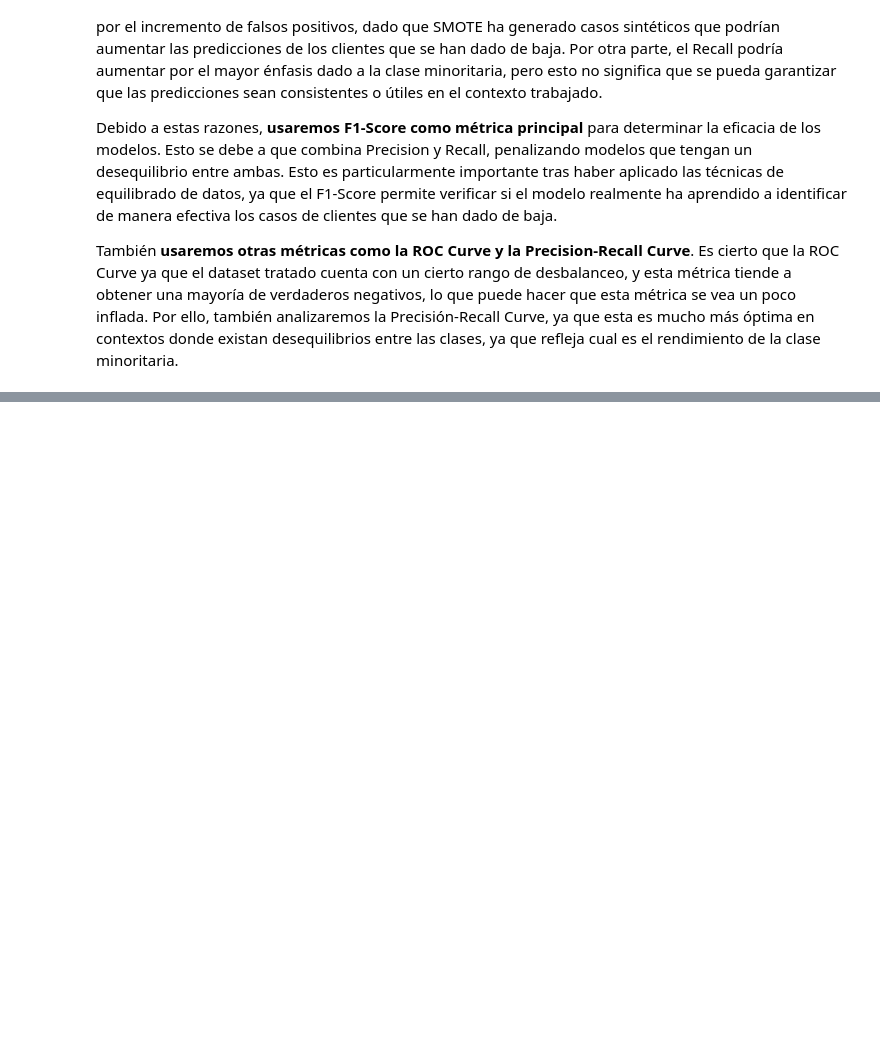
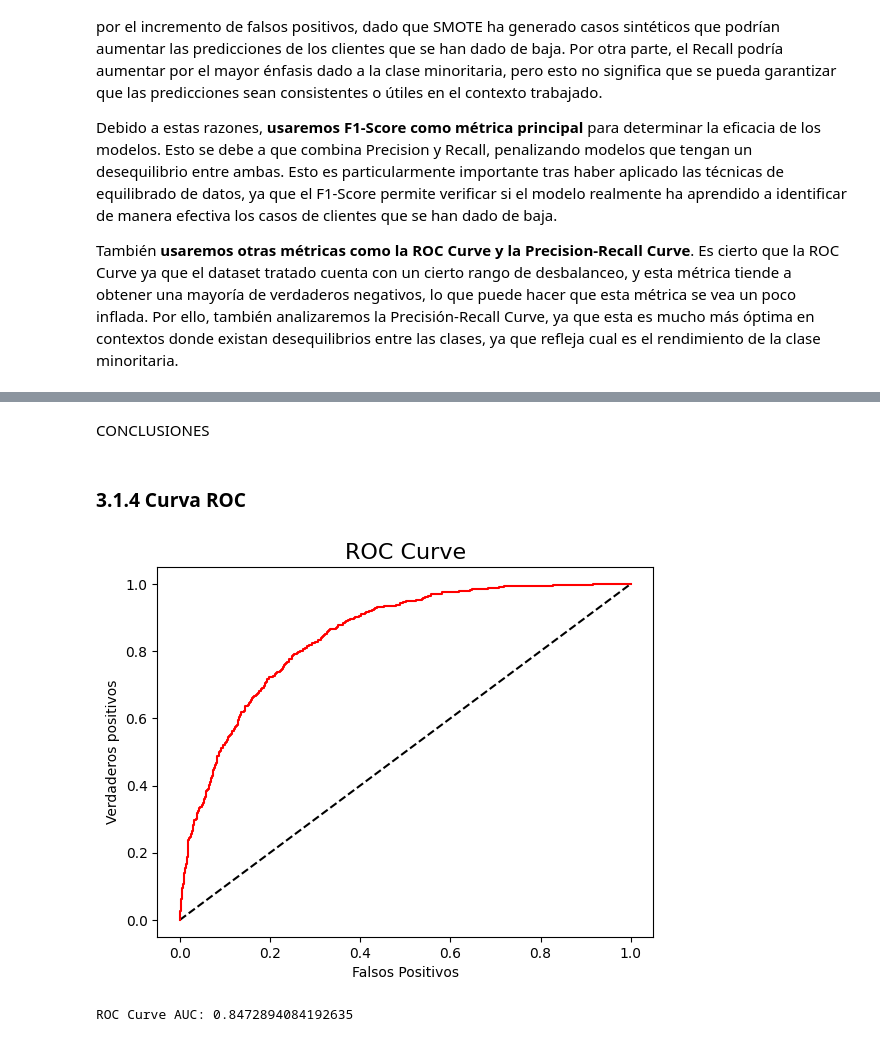
Before and after one commit to angelfergar/ChurnRetention-SP, a Jupyter notebook: notebooks/Model_Training.ipynb, the cells around one changed output, grey strips where cells are left out. Saved outputs shown, nothing was run; the diff lists cells and outputs as text; code cells hidden in the pictures; blank space fills up the shorter version.

```diff
--- a/notebooks/Model_Training.ipynb
+++ b/notebooks/Model_Training.ipynb
@@ -79,0 +141,21 @@ También **usaremos otras métricas como la ROC Curve y la Precision-Recall Curv
+# %%
+# Genera y muestra la curva ROC para evaluar el rendimiento del modelo
+def show_roc_curve(model_type, X_test, y_test):
+
+  # Obtenemos las probabilidades de la clase 1
+  y_prob = model_type.predict_proba(X_test)[:,1]
+  # Calculamos la tasa de falsos positivos (FPR) y verdaderos positivos (TPR)
+  fpr, tpr, thresholds = roc_curve(y_test, y_prob)
+
+  # Dibujamos la línea base
+  plt.plot([0, 1], [0, 1], 'k--' )
+  # Mostramos la Curva ROC
+  plt.plot(fpr, tpr,color = "r")
+  plt.xlabel('Falsos Positivos')
+  plt.ylabel('Verdaderos positivos')
+  plt.title('ROC Curve',fontsize=16)
+  plt.show();
+
+  # Calculamos el AUC
+  auc_roc = roc_auc_score(y_test, y_prob)
+  print(f'ROC Curve AUC: {auc_roc}\n')
@@ -79,0 +258,10 @@ También **usaremos otras métricas como la ROC Curve y la Precision-Recall Curv
+# %% [markdown]
+CONCLUSIONES
+# %% [markdown]
+### 3.1.4 Curva ROC
+# %%
+# Curva ROC
+show_roc_curve(log_model, X_test, y_test)
+# %% [output]
+[figure, added]
+ROC Curve AUC: 0.8472894084192635
```
Also changed, not shown: parts of 26 cells of this notebook.
